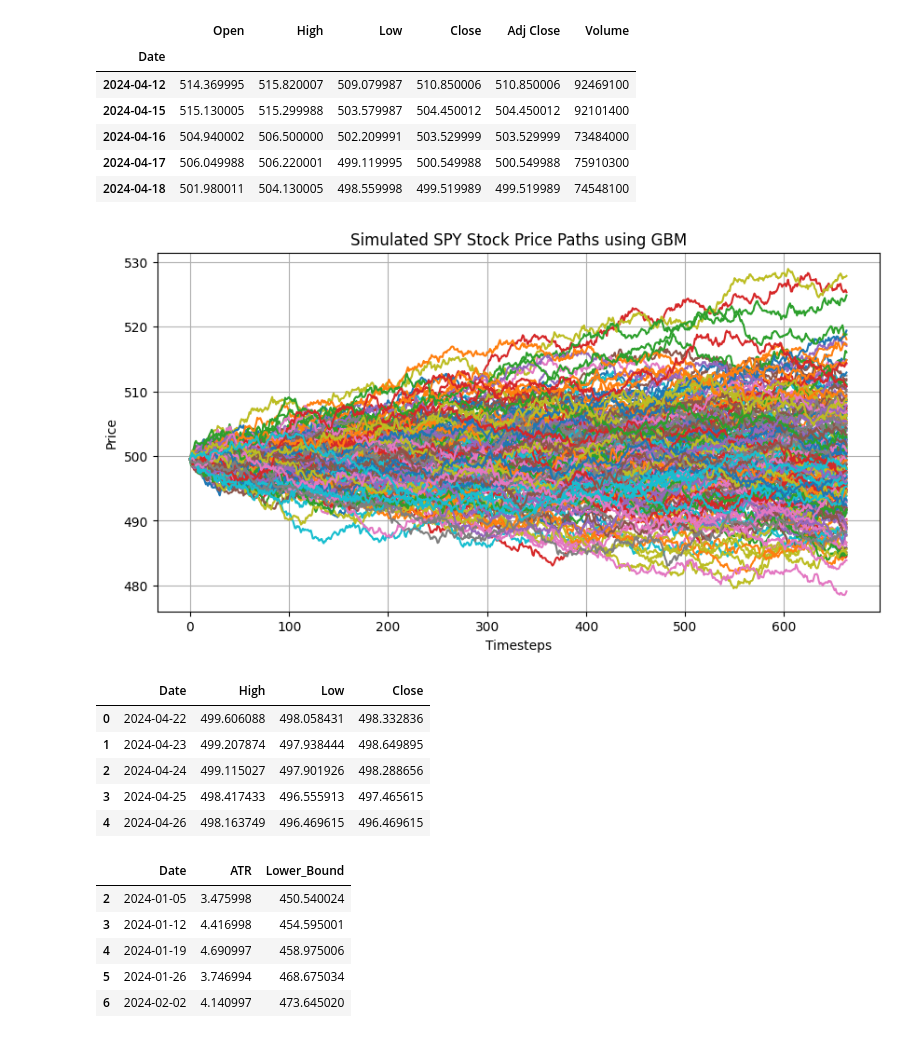
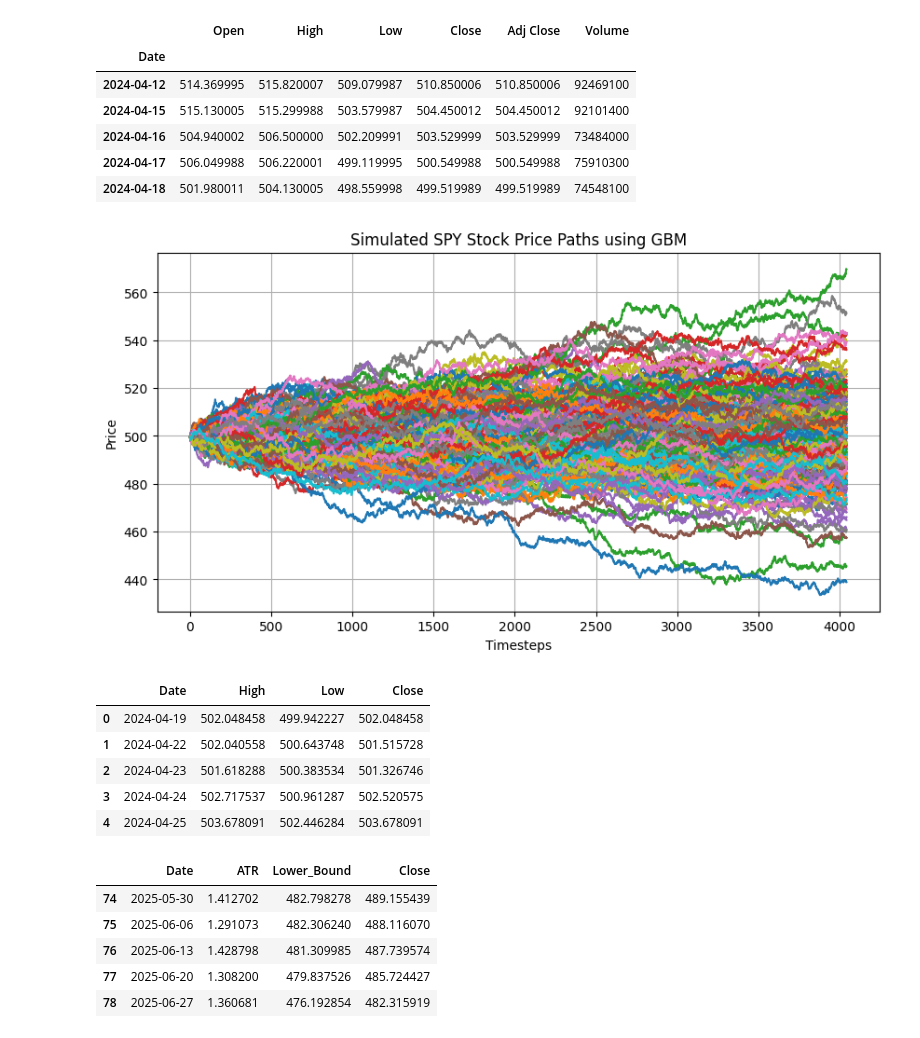
Before and after one commit to AurealiX/Derivatives_Final, a Jupyter notebook: gbm_simulations.ipynb, the cells around one changed output. Drawn from its saved outputs; the diff is of its cells as text; code cells hidden in the pictures.

```diff
--- a/gbm_simulations.ipynb
+++ b/gbm_simulations.ipynb
@@ -30,30 +29,30 @@ History period used to estimate mu and sigma: from 2023-04-20 to 2024-04-19
 | 2024-04-18 | 501.980011 | 504.130005 | 498.559998 | 499.519989 | 499.519989 | 74548100 |
 # %%
 simulations = 200
-target_end_date = '2024-06-30'
+target_end_date = '2025-06-30'
 gbm_simulated = gbm.simulate_multiple_path(history_end_date, target_end_date, simulations)
 
 # Plotting the simulated paths
 plt.figure(figsize=(10, 5))
 for i in range(simulations):
     plt.plot(list(range(gbm_simulated.shape[1])), gbm_simulated[i])
 plt.title('Simulated SPY Stock Price Paths using GBM')
 plt.xlabel('Timesteps')
 plt.ylabel('Price')
 plt.grid(True)
 plt.show()
 # %% [output]
-[figure, old version]
+[figure, new version]
 # %%
 simu_data = gbm.simu_high_low_close(history_end_date, target_end_date)
 simu_data.head()
 # %% [output]
 |  | Date | High | Low | Close |
-| 0 | 2024-04-22 | 499.606088 | 498.058431 | 498.332836 |
-| 1 | 2024-04-23 | 499.207874 | 497.938444 | 498.649895 |
-| 2 | 2024-04-24 | 499.115027 | 497.901926 | 498.288656 |
-| 3 | 2024-04-25 | 498.417433 | 496.555913 | 497.465615 |
-| 4 | 2024-04-26 | 498.163749 | 496.469615 | 496.469615 |
+| 0 | 2024-04-19 | 502.048458 | 499.942227 | 502.048458 |
+| 1 | 2024-04-22 | 502.040558 | 500.643748 | 501.515728 |
+| 2 | 2024-04-23 | 501.618288 | 500.383534 | 501.326746 |
+| 3 | 2024-04-24 | 502.717537 | 500.961287 | 502.520575 |
+| 4 | 2024-04-25 | 503.678091 | 502.446284 | 503.678091 |
 # %%
 atrb = ATRB()
 
@@ -66,11 +65,11 @@ real_data = data[data.index >= (pd.to_datetime(simu_start_date) - np.timedelta64
 # %%
 data_compile = pd.concat([simu_data, real_data.reset_index()[simu_data.columns]]).sort_values(by=['Date']).set_index('Date')
 atr_df = atrb.process(data_compile, atr_window, window_multiplier, simu_start_date)
-atr_df.head()
+atr_df.tail()
 # %% [output]
-|  | Date | ATR | Lower_Bound |
-| 2 | 2024-01-05 | 3.475998 | 450.540024 |
-| 3 | 2024-01-12 | 4.416998 | 454.595001 |
-| 4 | 2024-01-19 | 4.690997 | 458.975006 |
-| 5 | 2024-01-26 | 3.746994 | 468.675034 |
-| 6 | 2024-02-02 | 4.140997 | 473.645020 |
+|  | Date | ATR | Lower_Bound | Close |
+| 74 | 2025-05-30 | 1.412702 | 482.798278 | 489.155439 |
+| 75 | 2025-06-06 | 1.291073 | 482.306240 | 488.116070 |
+| 76 | 2025-06-13 | 1.428798 | 481.309985 | 487.739574 |
+| 77 | 2025-06-20 | 1.308200 | 479.837526 | 485.724427 |
+| 78 | 2025-06-27 | 1.360681 | 476.192854 | 482.315919 |
```
Also changed, not shown: parts of 3 cells of this notebook, 3 other files.
